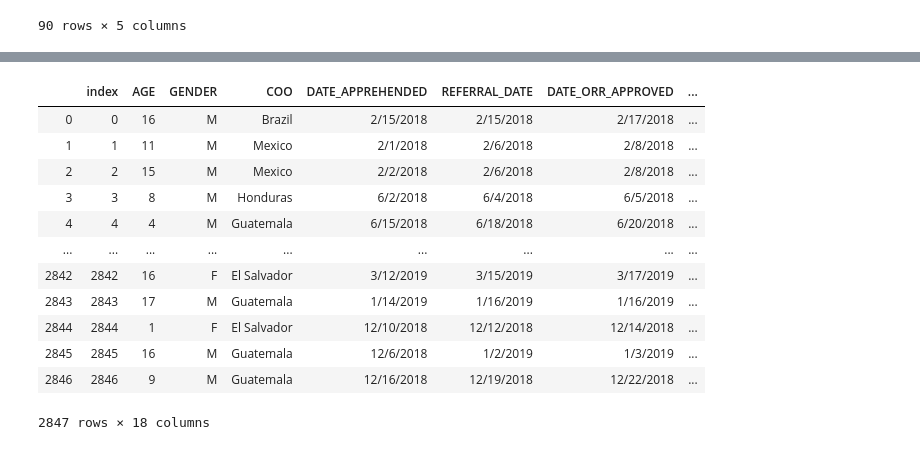
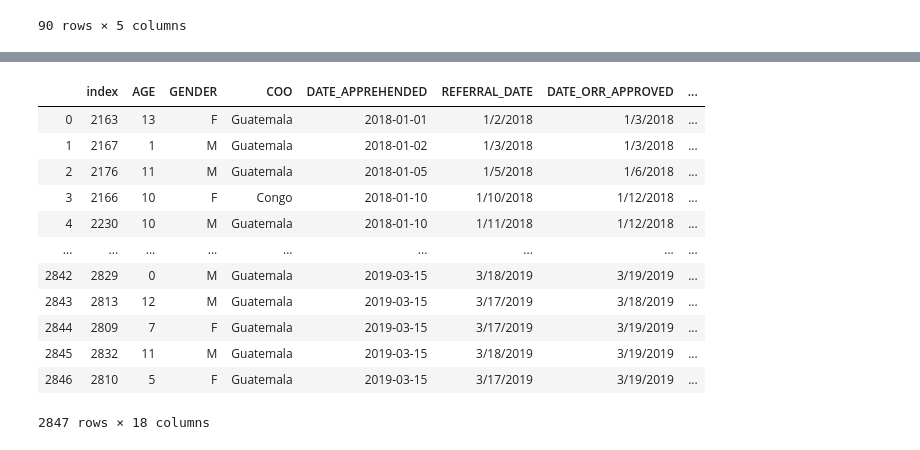
Before and after one commit to zhengsophia/11.154-family-separations, a Jupyter notebook: scripts/final_stats.ipynb, the cells around one changed output, grey strips where cells are left out. Cells and saved outputs as stored; diff of their text form; code cells hidden in the pictures.

```diff
--- a/scripts/final_stats.ipynb
+++ b/scripts/final_stats.ipynb
@@ -368,6 +369,11 @@ for i in range(len(df)):
         duration_col.append(dur)
 
 df_new = df.assign(Duration = duration_col)
+
+df_new['DATE_APPREHENDED'] = pd.to_datetime(df_new['DATE_APPREHENDED'])
+df_new = df_new.sort_values(by='DATE_APPREHENDED')
+
+
 display(df_new)
 # %% [output]
 |  | AGE | GENDER | COO | DATE_APPREHENDED | REFERRAL_DATE | DATE_ORR_APPROVED | REFERRING OFFICE | ... |
@@ -539,91 +605,91 @@ sep_reason_dict = {
     'Parent has Criminal\nhistory (US or Home Country)': ('Parent Criminal History', 1),
     'Parent has health\nissues/hospitalized': ('Parent Health Issues or Hospitalization', 3),
     'Parent has Criminal history (US or Home\nCountry)': ('Parent Criminal History', 1),
-    'Parent has cartel/gang\naffiliation': ('Parent Gang/Cartel Membership or Affiliation', 4),
+    'Parent has cartel/gang\naffiliation': ('Gang Membership or Affiliation', 2),
     'Parent has Criminal history (US or Home Country); gang affiliation; sent for immigration\nprosecution' : ('Parent Criminal History', 1),
     'Parent has Criminal history (US or Home Country);gang affiliation; gang affilatiion; sent for\nimmigraiton proseuction': ('Parent Criminal History', 1),
-    'Parenthood not verifiable': ('Parenthood not Verifiable', 5),
-    'Parent has cartel/gang affiliation; sent for immigration prosecution.':('Parent Gang/Cartel Membership or Affiliation', 4),
+    'Parenthood not verifiable': ('Other', 4),
+    'Parent has cartel/gang affiliation; sent for immigration prosecution.':('Gang Membership or Affiliation', 2),
     'Criminal History':('Parent Criminal History', 1),
-    'Parent has both Criminal & Immigration history charges (US/Home\nCountry)':('Parent has both Criminal and Immigration Charges', 6),
+    'Parent has both Criminal & Immigration history charges (US/Home\nCountry)':('Parent has both Criminal and Immigration Charges', 5),
     'Parent has criminal\nhistory (US/Home Country); sent for prosecution.': ('Parent Criminal History', 1),
-    'Parent has both Criminal & Immigration history charges (US/Home Country); sent for\nproseuction' : ('Parent has both Criminal and Immigration Charges', 6),
-    'Parent has Criminal\nhistory charges (US/Home Country); sent for proseuction.': ('Parent Gang/Cartel Membership or Affiliation', 4),
-    'Parent has cartel/gang\naffiliation; criminal history.': ('Parent Gang/Cartel Membership or Affiliation', 4),
+    'Parent has both Criminal & Immigration history charges (US/Home Country); sent for\nproseuction' : ('Parent has both Criminal and Immigration Charges', 5),
+    'Parent has Criminal\nhistory charges (US/Home Country); sent for proseuction.': ('Gang Membership or Affiliation', 2),
+    'Parent has cartel/gang\naffiliation; criminal history.': ('Gang Membership or Affiliation', 2),
     'Parent has Criminal history (US or Home Country); parent has\ncartel/gang affiliation.': ('Parent Criminal History', 1),
-    'Has cartel/gang\naffiliation.': ('Gang Membership or Affiliation', 2),
-    'Sent for immigration\nprosecution' : ('Sent for Immigration Prosecution', 7),
+    'Has cartel/gang\naffiliation.': ('Parent Immigration History', 6),
+    'Sent for immigration\nprosecution' : ('Parent Immigration History', 6),
     'Criminal': ('Parent Criminal History', 1),
     'Parent has criminal\nhistory': ('Parent Criminal History', 1),
     'Parent has Criminal\nhistory (US or Home Country); sent for immigration prosecution': ('Parent Criminal History', 1),
-    'Other': ('Other', 8),
-    'Was sent for immigration prosecution.': ('Sent for Immigration Prosecution', 7),
-    'Parent has both Criminal\n& Immigration history charges (US/Home Country)': ('Parent has both Criminal and Immigration Charges', 6),
-    'Child Safety': ("Child Safety", 9),
+    'Other': ('Other', 4),
+    'Was sent for immigration prosecution.': ('Parent Immigration History', 6),
+    'Parent has both Criminal\n& Immigration history charges (US/Home Country)': ('Parent has both Criminal and Immigration Charges', 5),
+    'Child Safety': ("Other", 4),
     'Gang': ('Gang Membership or Affiliation', 2),
     'Parent has Criminal history (US or Home Country); sent for\nimmigration prosecution': ('Parent Criminal History', 1),
     'Parent has Criminal history charges (US/Home Country); sent for immigration proseuction.': ('Parent Criminal History', 1),
     'Gang affiliation/gang\nmembership': ('Gang Membership or Affiliation', 2),
-    'Criminal History; sent for\nimmigration prosecution': ('Sent for Immigration Prosecution', 7),
-    'Other (Please explain under Additional\nInformation column)': ("Other", 8),
+    'Criminal History; sent for\nimmigration prosecution': ('Parent Immigration History', 6),
+    'Other (Please explain under Additional\nInformation column)': ("Other", 4),
     'Parent has Criminal history charges (US/Home\nCountry)': ('Parent Criminal History', 1),
     'Parent has Criminal\nhistory charges (US/Home Country)': ('Parent Criminal History', 1),
-    'Child safety': ("Child Safety", 9),
-    'Immigration History Only': ("Parent Immigration History", 10),
+    'Child safety': ("Other", 4),
+    'Immigration History Only': ('Parent Immigration History', 6),
     'Parent has Criminal\nhistory; sent for immigration prosecution': ('Parent Criminal History', 1),
-    'Unable to verify familial\nrelationship.':('Parenthood not Verifiable', 5),
-    'Placement into FRC as FAMU, after legal guardianship was verified.' :("FRC Placement", 11),
+    'Unable to verify familial\nrelationship.':("Other", 4),
+    'Placement into FRC as FAMU, after legal guardianship was verified.' :("Other", 4),
     'Parent has both Criminal charges (US/Home Country) and was sent for immigration prosecution.': ('Parent Criminal History', 1) ,
-    'Immigration history only' : ("Parent Immigration History", 10),
+    'Immigration history only' : ("Parent Immigration History", 6),
     'Parent has Criminal\nhistory' : ('Parent Criminal History', 1),
     'Parent has criminal history (US/Home Country); sent for immigration prosecution.': ('Parent Criminal History', 1),
-    'Sent for immigration\nprosecution.': ("Parent Immigration History", 10),
+    'Sent for immigration\nprosecution.': ("Parent Immigration History", 6),
     'Parent has Criminal\nhistory charges (US/Home Country); cartel/gang affiliation.': ('Parent Criminal History', 1),
-    'Sent for prosecution': ('Sent for Immigration Prosecution', 7),
-    'Parent has cartel/gang affiliation; criminal\nhistory.': ('Parent Gang/Cartel Membership or Affiliation', 4),
-    'Has cartel/gang affiliation; sent for immigration prosecution.': ('Parent Gang/Cartel Membership or Affiliation', 4),
+    'Sent for prosecution': ("Parent Immigration History", 6),
+    'Parent has cartel/gang affiliation; criminal\nhistory.': ('Gang Membership or Affiliation', 2),
+    'Has cartel/gang affiliation; sent for immigration prosecution.': ('Gang Membership or Affiliation', 2),
     'Parent has Criminal\nHistory (US/Home Country); sent for immigration prosecution': ('Parent Criminal History', 1),
     'Parent has Criminal history (US or Home Country) and gang\naffiliation': ('Parent Criminal History', 1),
-    'Parent has cartel/gang affiliation; sent for\nprosecution': ('Parent Gang/Cartel Membership or Affiliation', 4),
-    'Parent has cartel/gang\naffiliation; sent for prosecution' : ('Parent Gang/Cartel Membership or Affiliation', 4),
+    'Parent has cartel/gang affiliation; sent for\nprosecution': ('Gang Membership or Affiliation', 2),
+    'Parent has cartel/gang\naffiliation; sent for prosecution' : ('Gang Membership or Affiliation', 2),
     'Parent has Criminal history (US or Home Country); sent for\nimmigraiton prosecution':('Parent Criminal History', 1) ,
-    'Other (Please explain\nunder Additional Information column)': ('Other', 8),
-    'Sent for  immigration\nprosecution':('Sent for Immigration Prosecution', 7),
-    'Parent Immigration\nProsecution (1326)':('Sent for Immigration Prosecution', 7),
+    'Other (Please explain\nunder Additional Information column)': ('Other', 4),
+    'Sent for  immigration\nprosecution': ('Parent Immigration History', 6),
+    'Parent Immigration\nProsecution (1326)':('Parent Immigration History', 6),
     'Hospitalization': ('Parent Health Issues or Hospitalization', 3),
-    'Unverified Familial\nRelationship': ('Parenthood not Verifiable', 5),
+    'Unverified Familial\nRelationship': ('Other', 4),
     'Parent Criminal History': ('Parent Criminal History', 1),
-    'Parent Immigration\nProsecution (Other)': ('Sent for Immigration Prosecution', 7),
-    'Adult Relative‐ Other' :('Other', 8)
+    'Parent Immigration\nProsecution (Other)': ('Parent Immigration History', 6),
+    'Adult Relative‐ Other' :('Other', 4)
 
 
 }
 
 
 
 
 for reason in sep_reason_dict.keys():
     #print(shelter
     #print(reason)
     #print(df.loc[df_new['Reason fo Separation'] == reason])
     df_new.loc[df_new['Reason fo Separation'] == reason, 'groupid'] = round(sep_reason_dict[reason][1])
     df_new.loc[df_new['Reason fo Separation'] == reason, 'Reason fo Separation'] = sep_reason_dict[reason][0]
 
 
 display(df_new)
 # %% [output]
 |  | index | AGE | GENDER | COO | DATE_APPREHENDED | REFERRAL_DATE | DATE_ORR_APPROVED | ... |
-| 0 | 0 | 16 | M | Brazil | 2/15/2018 | 2/15/2018 | 2/17/2018 | ... |
-| 1 | 1 | 11 | M | Mexico | 2/1/2018 | 2/6/2018 | 2/8/2018 | ... |
-| 2 | 2 | 15 | M | Mexico | 2/2/2018 | 2/6/2018 | 2/8/2018 | ... |
-| 3 | 3 | 8 | M | Honduras | 6/2/2018 | 6/4/2018 | 6/5/2018 | ... |
-| 4 | 4 | 4 | M | Guatemala | 6/15/2018 | 6/18/2018 | 6/20/2018 | ... |
+| 0 | 2163 | 13 | F | Guatemala | 2018-01-01 | 1/2/2018 | 1/3/2018 | ... |
+| 1 | 2167 | 1 | M | Guatemala | 2018-01-02 | 1/3/2018 | 1/3/2018 | ... |
+| 2 | 2176 | 11 | M | Guatemala | 2018-01-05 | 1/5/2018 | 1/6/2018 | ... |
+| 3 | 2166 | 10 | F | Congo | 2018-01-10 | 1/10/2018 | 1/12/2018 | ... |
+| 4 | 2230 | 10 | M | Guatemala | 2018-01-10 | 1/11/2018 | 1/12/2018 | ... |
 | ... | ... | ... | ... | ... | ... | ... | ... | ... |
-| 2842 | 2842 | 16 | F | El Salvador | 3/12/2019 | 3/15/2019 | 3/17/2019 | ... |
-| 2843 | 2843 | 17 | M | Guatemala | 1/14/2019 | 1/16/2019 | 1/16/2019 | ... |
-| 2844 | 2844 | 1 | F | El Salvador | 12/10/2018 | 12/12/2018 | 12/14/2018 | ... |
-| 2845 | 2845 | 16 | M | Guatemala | 12/6/2018 | 1/2/2019 | 1/3/2019 | ... |
-| 2846 | 2846 | 9 | M | Guatemala | 12/16/2018 | 12/19/2018 | 12/22/2018 | ... |
+| 2842 | 2829 | 0 | M | Guatemala | 2019-03-15 | 3/18/2019 | 3/19/2019 | ... |
+| 2843 | 2813 | 12 | M | Guatemala | 2019-03-15 | 3/17/2019 | 3/18/2019 | ... |
+| 2844 | 2809 | 7 | F | Guatemala | 2019-03-15 | 3/17/2019 | 3/19/2019 | ... |
+| 2845 | 2832 | 11 | M | Guatemala | 2019-03-15 | 3/18/2019 | 3/19/2019 | ... |
+| 2846 | 2810 | 5 | F | Guatemala | 2019-03-15 | 3/17/2019 | 3/19/2019 | ... |
 2847 rows × 18 columns
 # %%
 df_new.columns
```
Also changed, not shown: parts of 14 cells of this notebook, 10 other files.
